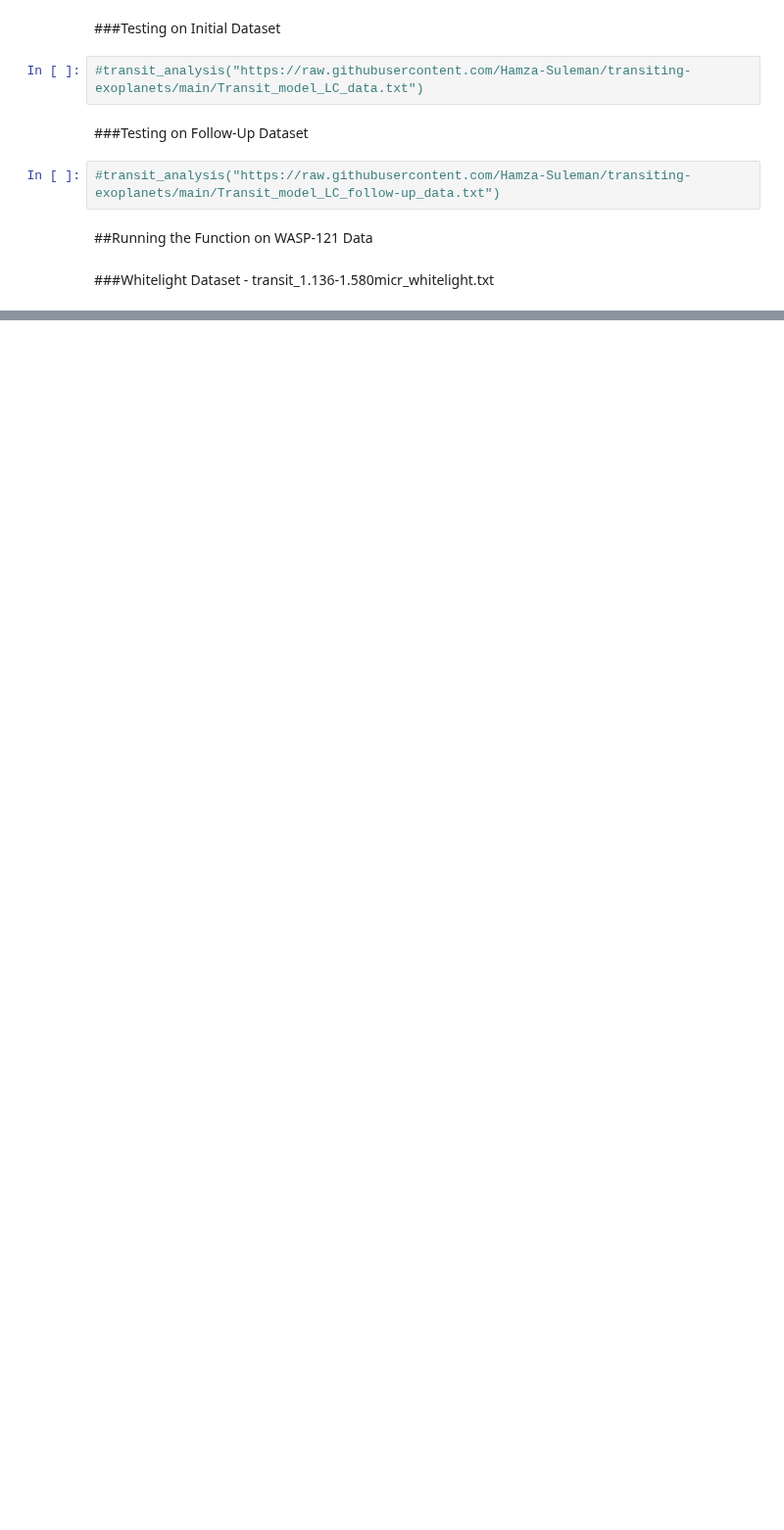
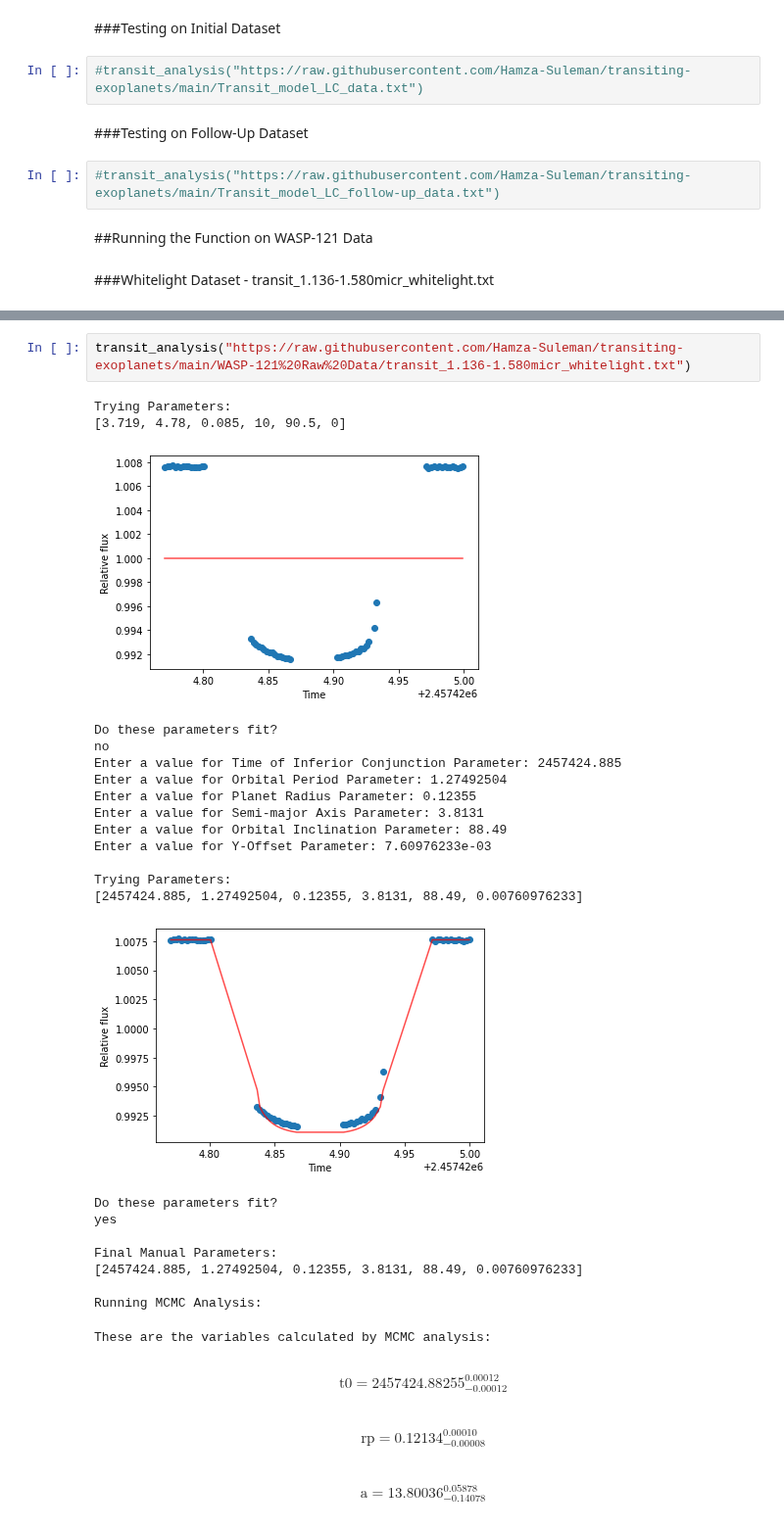
Before and after one commit to Hamza-Suleman/transiting-exoplanets, a Jupyter notebook: Wrapper_Function.ipynb, the cells around one changed output, grey strips where cells are left out. Shown at 98% size. Cells and saved outputs as stored; diff of their text form; blank space fills up the shorter version.

Commit message:
trying different inputs params

```diff
--- a/Wrapper_Function.ipynb
+++ b/Wrapper_Function.ipynb
@@ -234,0 +230,29 @@ $$\mathrm{inc} = 89.66449_{-0.32406}^{0.22992}$$
+# %%
+transit_analysis("https://raw.githubusercontent.com/Hamza-Suleman/transiting-exoplanets/main/WASP-121%20Raw%20Data/transit_1.136-1.580micr_whitelight.txt")
+# %% [output]
+Trying Parameters:
+[3.719, 4.78, 0.085, 10, 90.5, 0]
+[figure, added]
+Do these parameters fit?
+no
+Enter a value for Time of Inferior Conjunction Parameter: 2457424.885
+Enter a value for Orbital Period Parameter: 1.27492504
+Enter a value for Planet Radius Parameter: 0.12355
+Enter a value for Semi-major Axis Parameter: 3.8131
+Enter a value for Orbital Inclination Parameter: 88.49
+Enter a value for Y-Offset Parameter: 7.60976233e-03
+
+Trying Parameters:
+[2457424.885, 1.27492504, 0.12355, 3.8131, 88.49, 0.00760976233]
+[figure, added]
+Do these parameters fit?
+yes
+
+Final Manual Parameters:
+[2457424.885, 1.27492504, 0.12355, 3.8131, 88.49, 0.00760976233]
+
+Running MCMC Analysis:
+These are the variables calculated by MCMC analysis:
+$$\mathrm{t0} = 2457424.88255_{-0.00012}^{0.00012}$$
+$$\mathrm{rp} = 0.12134_{-0.00008}^{0.00010}$$
+$$\mathrm{a} = 13.80036_{-0.14078}^{0.05878}$$
```
Also changed, not shown: parts of 3 cells of this notebook.
